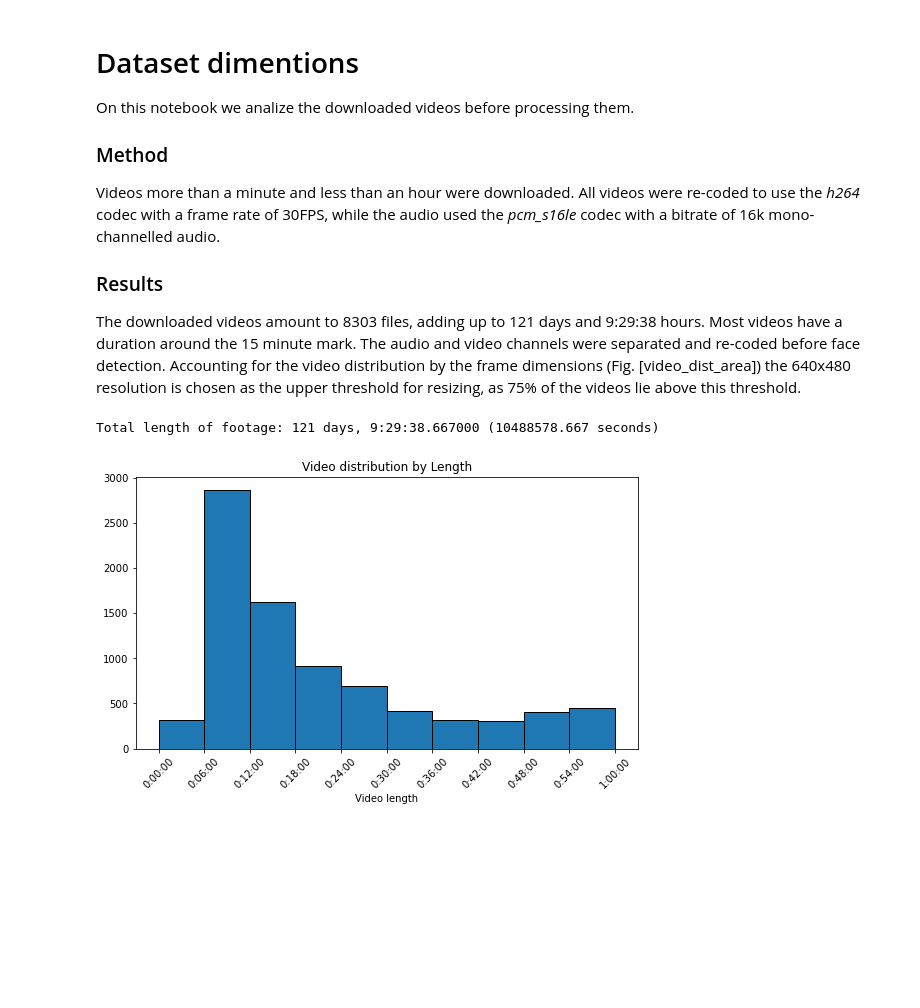
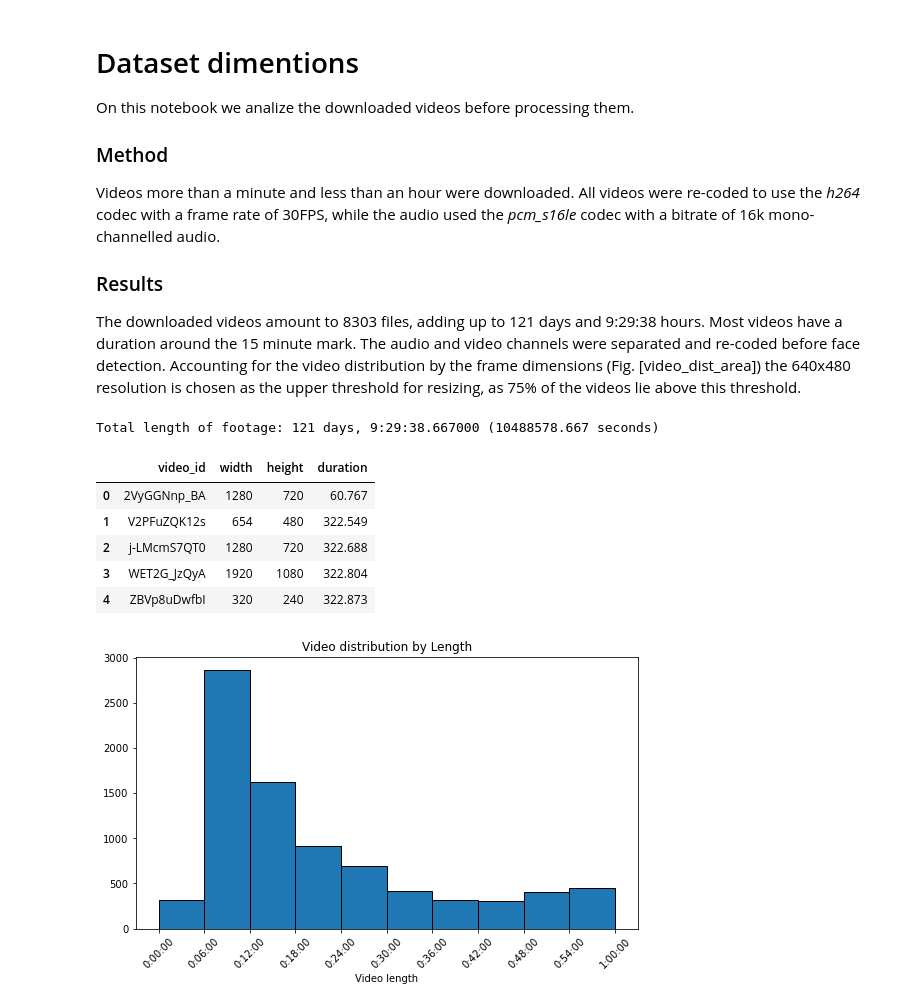
Before and after one commit to segonzal/chiletv, a Jupyter notebook: analysis/dataset_dimentions.ipynb, the cells around one changed output. Saved outputs shown, nothing was run; the diff lists cells and outputs as text; code cells hidden in the pictures; blank space fills up the shorter version.

```diff
--- a/analysis/dataset_dimentions.ipynb
+++ b/analysis/dataset_dimentions.ipynb
@@ -19,12 +20,19 @@ import matplotlib.pyplot as plt
 # %%
 video_src = Path('../data/dataset_dimentions.csv')
 column_types = [('video_id', str), ('width', int), ('height', int), ('duration', float)]
 df = pd.read_csv(video_src, index_col=0, dtype=dict(column_types))
 
 duration = df['duration'].sum()
 print(f"Total length of footage: {timedelta(seconds=duration)} ({duration} seconds)")
+df.head()
 # %% [output]
 Total length of footage: 121 days, 9:29:38.667000 (10488578.667 seconds)
+|  | video_id | width | height | duration |
+| 0 | 2VyGGNnp_BA | 1280 | 720 | 60.767 |
+| 1 | V2PFuZQK12s | 654 | 480 | 322.549 |
+| 2 | j-LMcmS7QT0 | 1280 | 720 | 322.688 |
+| 3 | WET2G_JzQyA | 1920 | 1080 | 322.804 |
+| 4 | ZBVp8uDwfbI | 320 | 240 | 322.873 |
 # %%
 hist_range = (0, 3600)
 height, bins = np.histogram(df['duration'].values, bins=10, range=hist_range)
```
Also changed, not shown: parts of 7 cells of this notebook, 1 other file.
